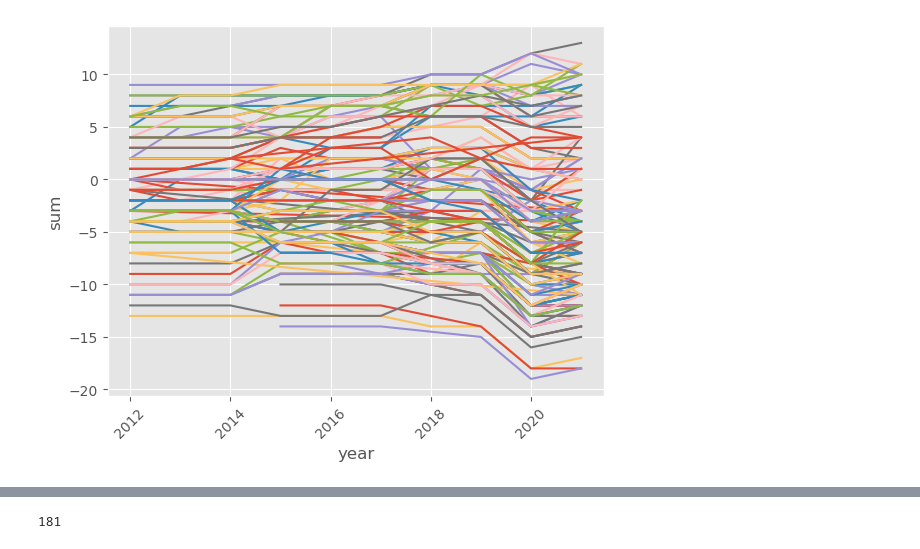
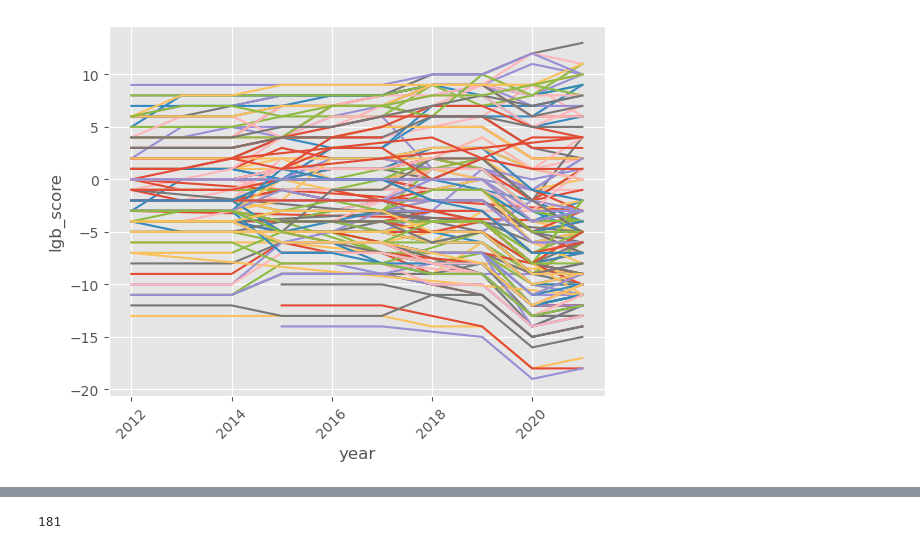
Before and after one commit to capstone-travel-index/better_travel_index, a Jupyter notebook: lgbtq_score.ipynb, the cells around one changed output, grey strips where cells are left out. Saved outputs shown, nothing was run; the diff lists cells and outputs as text; code cells hidden in the pictures.

Commit message:
update lgbtq_score

```diff
--- a/lgbtq_score.ipynb
+++ b/lgbtq_score.ipynb
@@ -86,7 +108,7 @@ df.drop(['country', 'total', 'ranking'], axis=1, inplace=True)
 # %%
 # reconstruct 'total' index as sum
 
-df['sum'] = df[['antidiscrimination_legislation', 'marriage__civil_partnership',
+df['lgb_score'] = df[['antidiscrimination_legislation', 'marriage__civil_partnership',
        'adoption_allowed', 'lgbt_marketing', 'equal_age_of_consent',
        'religious_influence', 'hiv_travel_restrictions', 'anti-gay_laws',
        'homosexuality_illegal', 'pride_banned', 'locals_hostile',
@@ -137,29 +137,37 @@ sum
+# %%
+df.drop(['antidiscrimination_legislation',
+       'marriage__civil_partnership', 'adoption_allowed', 'lgbt_marketing',
+       'equal_age_of_consent', 'religious_influence',
+       'hiv_travel_restrictions', 'anti-gay_laws', 'homosexuality_illegal',
+       'pride_banned', 'locals_hostile', 'prosecution', 'murders',
+       'death_sentence', 'trans_gender_rights', 'intersex__3rd_option',
+       'conversion_therapy'], axis=1, inplace=True)
 # %%
 # show all countries development of the sum index over time
 
 iso_l = df['iso3'].unique().tolist()
 
 for country in iso_l:
     # xcol = 'year'
     # ycol = 'sum'
 
     x = df[df['iso3'] == country]['year']
-    y = df[df['iso3'] == country]['sum']
+    y = df[df['iso3'] == country]['lgb_score']
     #xs, ys = zip(*sorted(zip(xs, ys)))
 
     plt.style.use('ggplot')
     #plt.figure(figsize=(12, 8))
 
     plt.plot(x, y)
 
 plt.xticks(rotation=45)
 plt.xlabel('year')
-plt.ylabel('sum')
+plt.ylabel('lgb_score')
 
 
 plt.show()
 # %% [output]
-[figure, old version]
+[figure, new version]
 # %%
 # checking missing values
 
```
Also changed, not shown: parts of 17 cells of this notebook.
